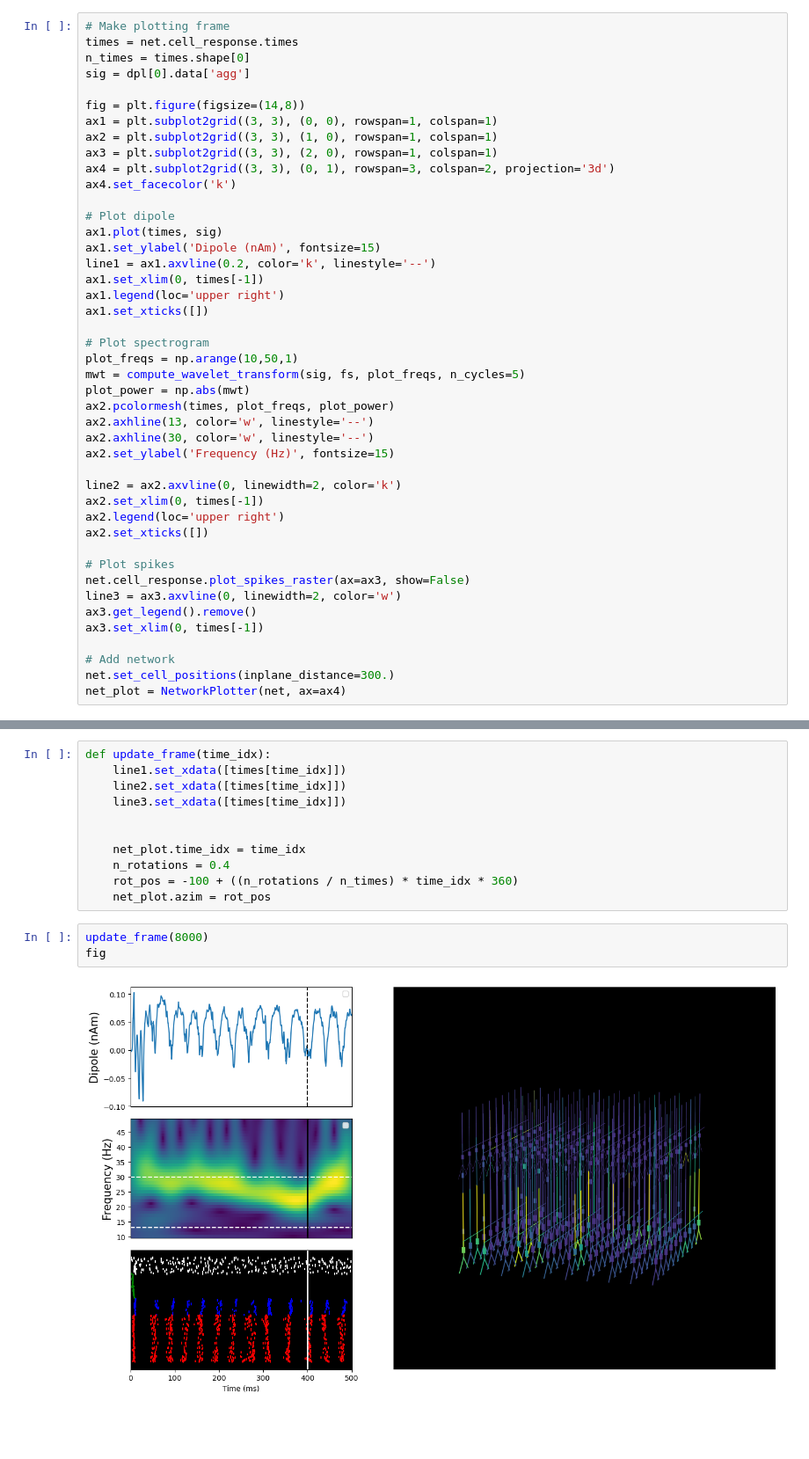
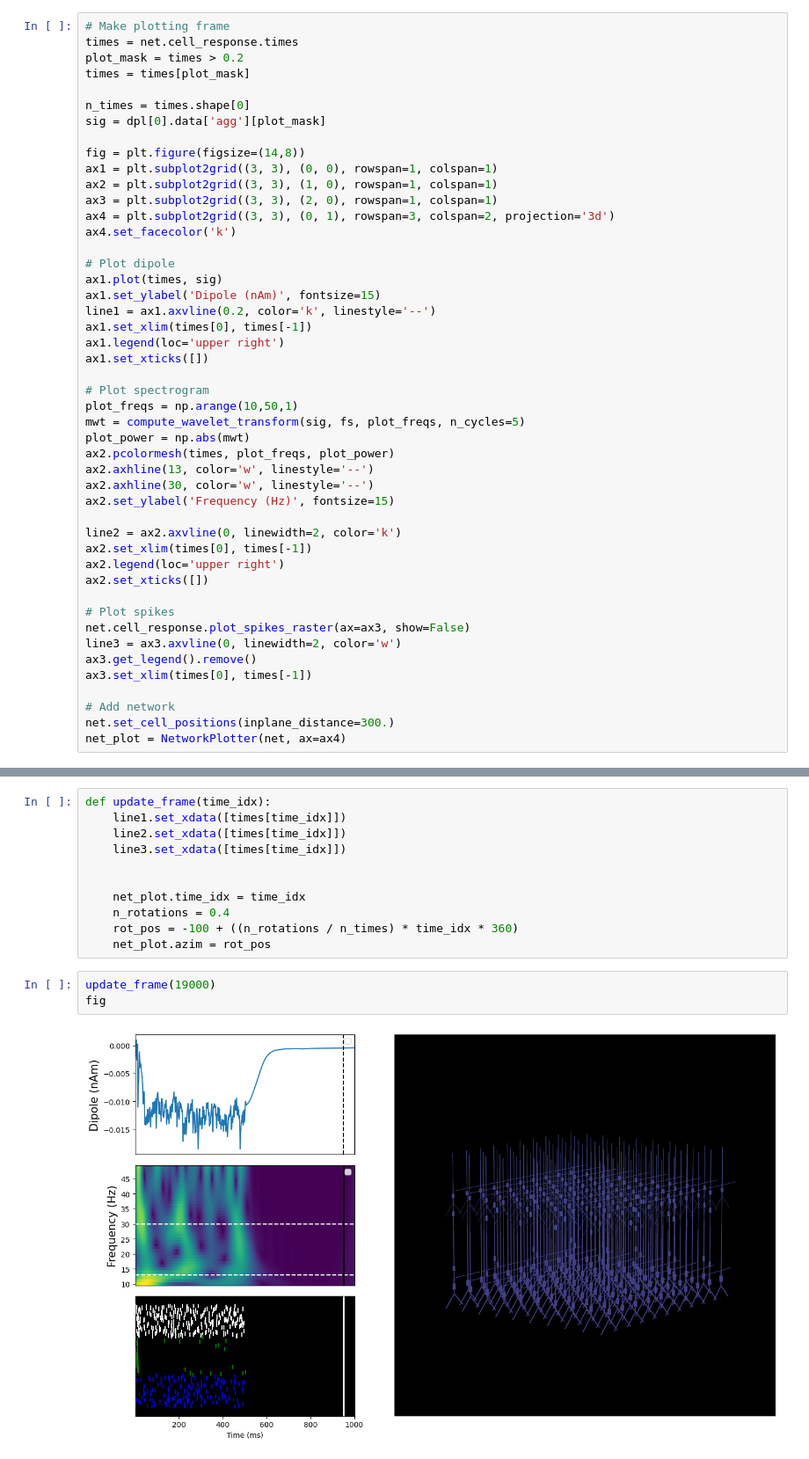
Before and after one commit to ntolley/hnn_latent, a Jupyter notebook: notebooks/animate_beta.ipynb, the cells around one changed output, grey strips where cells are left out. Shown at 88% size. Drawn from its saved outputs; the diff is of its cells as text; blank space fills up the shorter version.

```diff
--- a/notebooks/animate_beta.ipynb
+++ b/notebooks/animate_beta.ipynb
@@ -165,8 +166,11 @@ Trial 1: 490.0 ms...
 # %%
 # Make plotting frame
 times = net.cell_response.times
+plot_mask = times > 0.2
+times = times[plot_mask]
+
 n_times = times.shape[0]
-sig = dpl[0].data['agg']
+sig = dpl[0].data['agg'][plot_mask]
 
 fig = plt.figure(figsize=(14,8))
 ax1 = plt.subplot2grid((3, 3), (0, 0), rowspan=1, colspan=1)
@@ -179,7 +183,7 @@ ax4.set_facecolor('k')
 ax1.plot(times, sig)
 ax1.set_ylabel('Dipole (nAm)', fontsize=15)
 line1 = ax1.axvline(0.2, color='k', linestyle='--')
-ax1.set_xlim(0, times[-1])
+ax1.set_xlim(times[0], times[-1])
 ax1.legend(loc='upper right')
 ax1.set_xticks([])
 
@@ -193,7 +197,7 @@ ax2.axhline(30, color='w', linestyle='--')
 ax2.set_ylabel('Frequency (Hz)', fontsize=15)
 
 line2 = ax2.axvline(0, linewidth=2, color='k')
-ax2.set_xlim(0, times[-1])
+ax2.set_xlim(times[0], times[-1])
 ax2.legend(loc='upper right')
 ax2.set_xticks([])
 
@@ -201,7 +205,7 @@ ax2.set_xticks([])
 net.cell_response.plot_spikes_raster(ax=ax3, show=False)
 line3 = ax3.axvline(0, linewidth=2, color='w')
 ax3.get_legend().remove()
-ax3.set_xlim(0, times[-1])
+ax3.set_xlim(times[0], times[-1])
 
 # Add network
 net.set_cell_positions(inplane_distance=300.)
@@ -222,10 +226,10 @@ def update_frame(time_idx):
     rot_pos = -100 + ((n_rotations / n_times) * time_idx * 360)
     net_plot.azim = rot_pos
 # %%
-update_frame(8000)
+update_frame(19000)
 fig
 # %% [output]
-[figure, old version]
+[figure, new version]
 # %%
 frame_start = 0
 frame_stop = len(times) - 1
```
Also changed, not shown: parts of 7 cells of this notebook, 1 other file.
